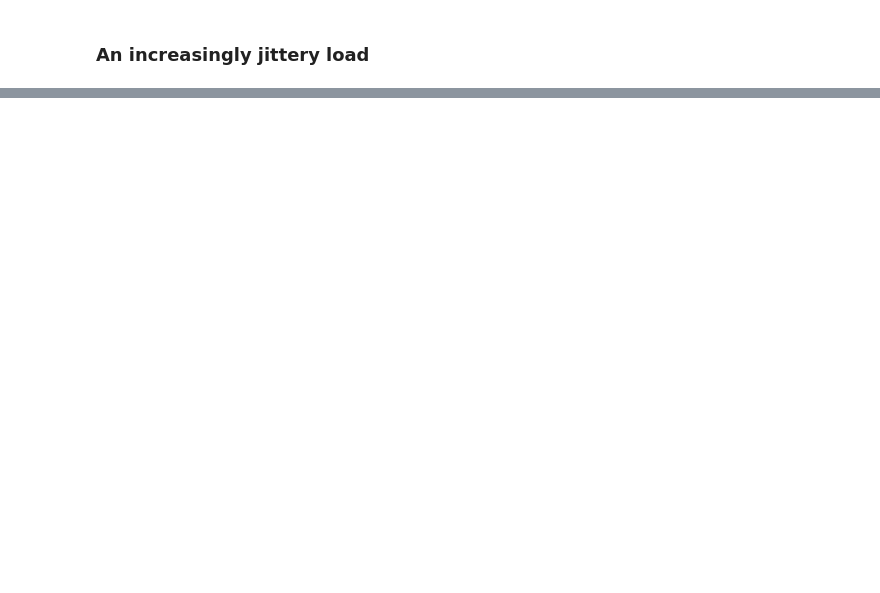
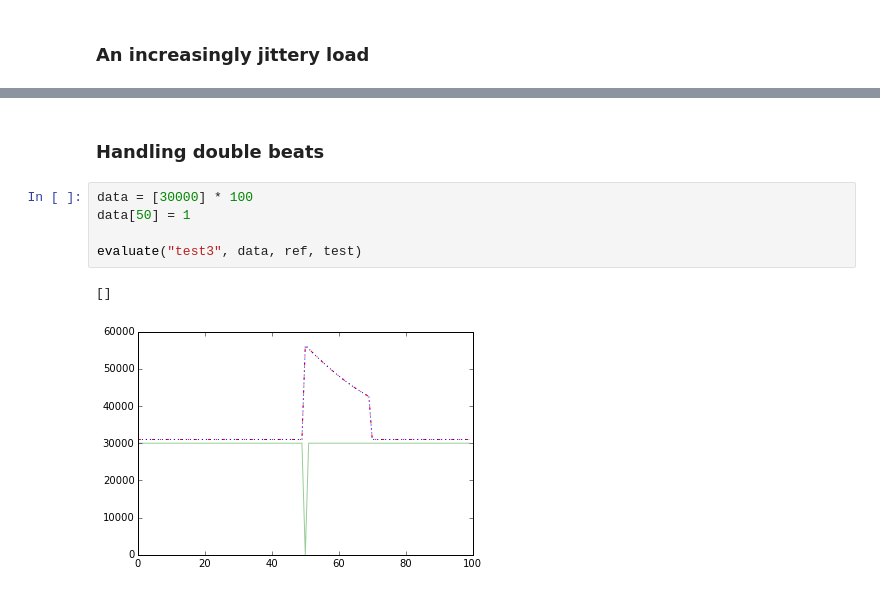
Before and after one commit to boivie/lovebeat, a Jupyter notebook: docs/Lovebeat Auto Algorithm.ipynb, the cells around one changed output, grey strips where cells are left out. Cells and saved outputs as stored; diff of their text form; blank space fills up the shorter version.

```diff
--- a/docs/Lovebeat Auto Algorithm.ipynb
+++ b/docs/Lovebeat Auto Algorithm.ipynb
@@ -172,0 +193,10 @@ evaluate("incjitter", data, ref, test)
+# %% [markdown]
+### Handling double beats
+# %%
+data = [30000] * 100
+data[50] = 1
+
+evaluate("test3", data, ref, test)
+# %% [output]
+[]
+[figure, added]
```
Also changed, not shown: parts of 7 cells of this notebook.
